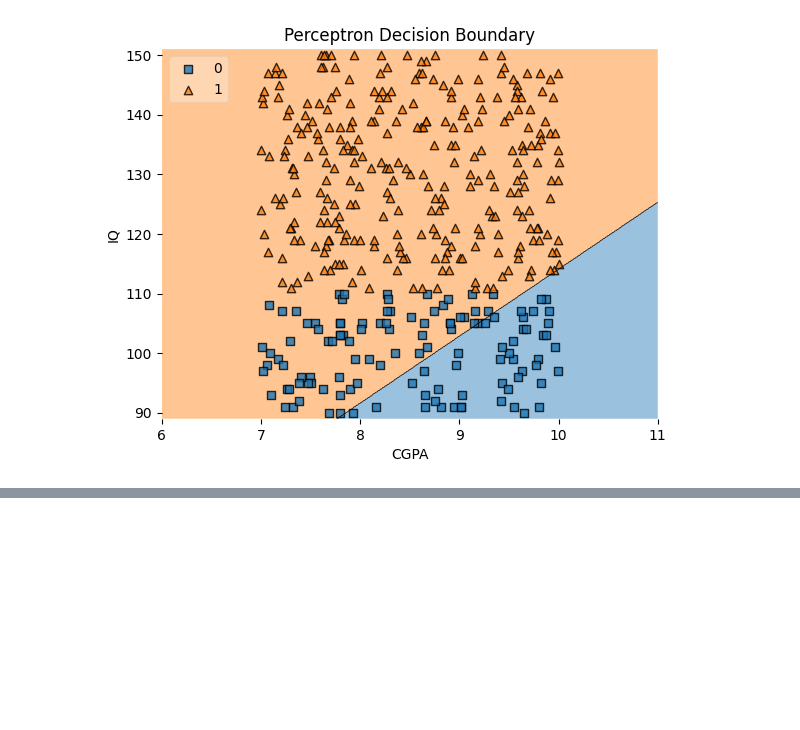
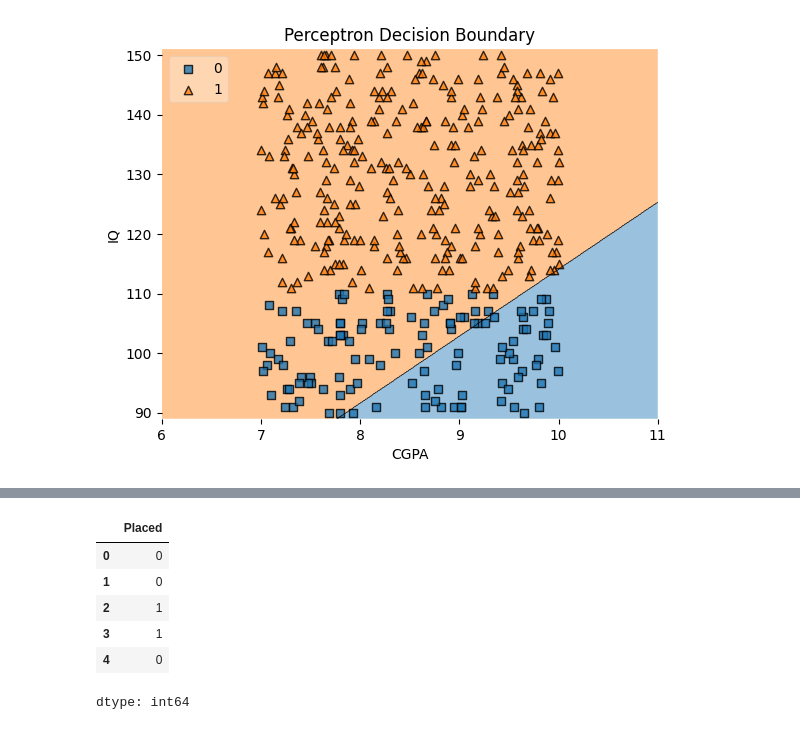
Before and after one commit to niharika3632/AI-Expert-Roadmap, a Jupyter notebook: L1_perceptron.ipynb, the cells around one changed output, grey strips where cells are left out. Saved outputs shown, nothing was run; the diff lists cells and outputs as text; code cells hidden in the pictures; blank space fills up the shorter version.

```diff
--- a/L1_perceptron.ipynb
+++ b/L1_perceptron.ipynb
@@ -89,0 +128,10 @@ Text(0.5, 1.0, 'Perceptron Decision Boundary')
+# %%
+y.head()
+# %% [output]
+|  | Placed |
+| 0 | 0 |
+| 1 | 0 |
+| 2 | 1 |
+| 3 | 1 |
+| 4 | 0 |
+dtype: int64
```
Also changed, not shown: parts of 8 cells of this notebook.
